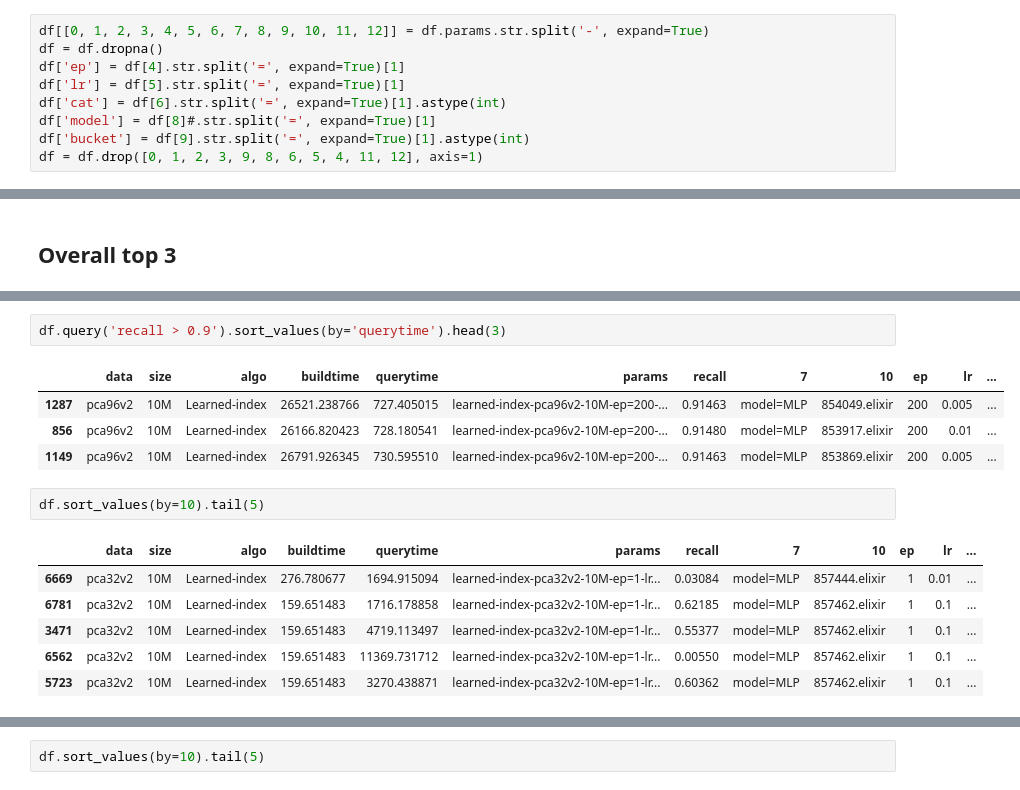
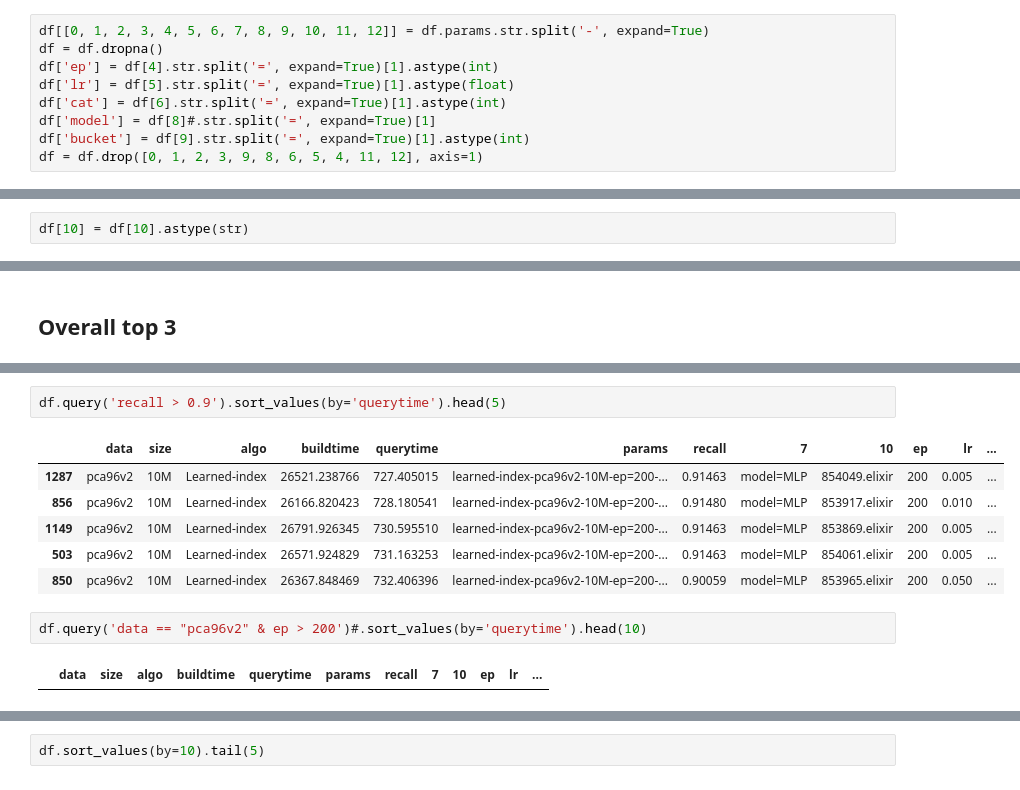
Before and after one commit to TerkaSlan/sisap23-laion-challenge-learned-index, a Jupyter notebook: Analyze.ipynb, the cells around one changed output, grey strips where cells are left out. Drawn from its saved outputs; the diff is of its cells as text.

```diff
--- a/Analyze.ipynb
+++ b/Analyze.ipynb
@@ -11,8 +19,8 @@ df.shape
 # %%
 df[[0, 1, 2, 3, 4, 5, 6, 7, 8, 9, 10, 11, 12]] = df.params.str.split('-', expand=True)
 df = df.dropna()
-df['ep'] = df[4].str.split('=', expand=True)[1]
-df['lr'] = df[5].str.split('=', expand=True)[1]
+df['ep'] = df[4].str.split('=', expand=True)[1].astype(int)
+df['lr'] = df[5].str.split('=', expand=True)[1].astype(float)
 df['cat'] = df[6].str.split('=', expand=True)[1].astype(int)
 df['model'] = df[8]#.str.split('=', expand=True)[1]
 df['bucket'] = df[9].str.split('=', expand=True)[1].astype(int)
@@ -19,0 +53,2 @@ df = df.drop([0, 1, 2, 3, 9, 8, 6, 5, 4, 11, 12], axis=1)
+# %%
+df[10] = df[10].astype(str)
@@ -22,16 +223,13 @@ df = df.drop([0, 1, 2, 3, 9, 8, 6, 5, 4, 11, 12], axis=1)
 # %%
-df.query('recall > 0.9').sort_values(by='querytime').head(3)
+df.query('recall > 0.9').sort_values(by='querytime').head(5)
 # %% [output]
 |  | data | size | algo | buildtime | querytime | params | recall | 7 | 10 | ep | lr | ... |
 | 1287 | pca96v2 | 10M | Learned-index | 26521.238766 | 727.405015 | learned-index-pca96v2-10M-ep=200-... | 0.91463 | model=MLP | 854049.elixir | 200 | 0.005 | ... |
-| 856 | pca96v2 | 10M | Learned-index | 26166.820423 | 728.180541 | learned-index-pca96v2-10M-ep=200-... | 0.91480 | model=MLP | 853917.elixir | 200 | 0.01 | ... |
+| 856 | pca96v2 | 10M | Learned-index | 26166.820423 | 728.180541 | learned-index-pca96v2-10M-ep=200-... | 0.91480 | model=MLP | 853917.elixir | 200 | 0.010 | ... |
 | 1149 | pca96v2 | 10M | Learned-index | 26791.926345 | 730.595510 | learned-index-pca96v2-10M-ep=200-... | 0.91463 | model=MLP | 853869.elixir | 200 | 0.005 | ... |
+| 503 | pca96v2 | 10M | Learned-index | 26571.924829 | 731.163253 | learned-index-pca96v2-10M-ep=200-... | 0.91463 | model=MLP | 854061.elixir | 200 | 0.005 | ... |
+| 850 | pca96v2 | 10M | Learned-index | 26367.848469 | 732.406396 | learned-index-pca96v2-10M-ep=200-... | 0.90059 | model=MLP | 853965.elixir | 200 | 0.050 | ... |
-# %%
-df.sort_values(by=10).tail(5)
-# %% [output]
-|  | data | size | algo | buildtime | querytime | params | recall | 7 | 10 | ep | lr | ... |
-| 6669 | pca32v2 | 10M | Learned-index | 276.780677 | 1694.915094 | learned-index-pca32v2-10M-ep=1-lr... | 0.03084 | model=MLP | 857444.elixir | 1 | 0.01 | ... |
-| 6781 | pca32v2 | 10M | Learned-index | 159.651483 | 1716.178858 | learned-index-pca32v2-10M-ep=1-lr... | 0.62185 | model=MLP | 857462.elixir | 1 | 0.1 | ... |
-| 3471 | pca32v2 | 10M | Learned-index | 159.651483 | 4719.113497 | learned-index-pca32v2-10M-ep=1-lr... | 0.55377 | model=MLP | 857462.elixir | 1 | 0.1 | ... |
-| 6562 | pca32v2 | 10M | Learned-index | 159.651483 | 11369.731712 | learned-index-pca32v2-10M-ep=1-lr... | 0.00550 | model=MLP | 857462.elixir | 1 | 0.1 | ... |
-| 5723 | pca32v2 | 10M | Learned-index | 159.651483 | 3270.438871 | learned-index-pca32v2-10M-ep=1-lr... | 0.60362 | model=MLP | 857462.elixir | 1 | 0.1 | ... |
+# %%
+df.query('data == "pca96v2" & ep > 200')#.sort_values(by='querytime').head(10)
+# %% [output]
+|  | data | size | algo | buildtime | querytime | params | recall | 7 | 10 | ep | lr | ... |
```
Also changed, not shown: parts of 26 cells of this notebook, 7 other files.
